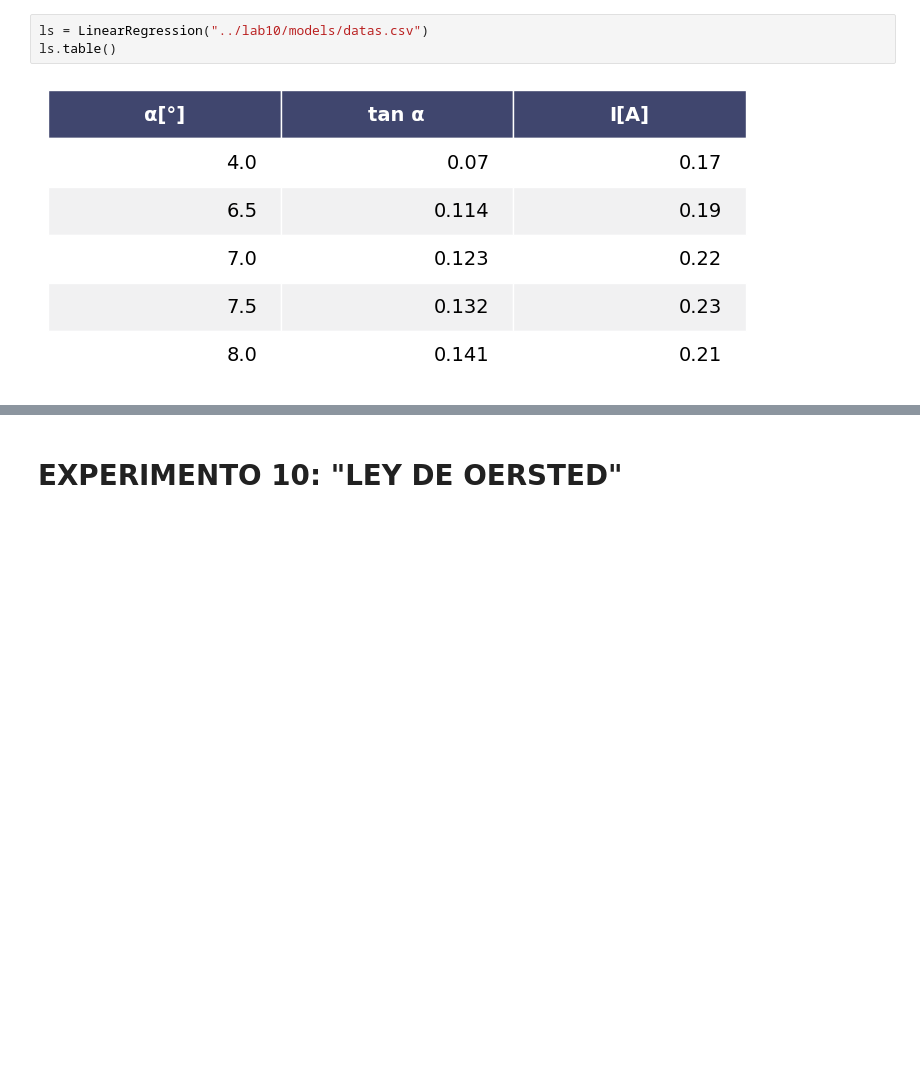
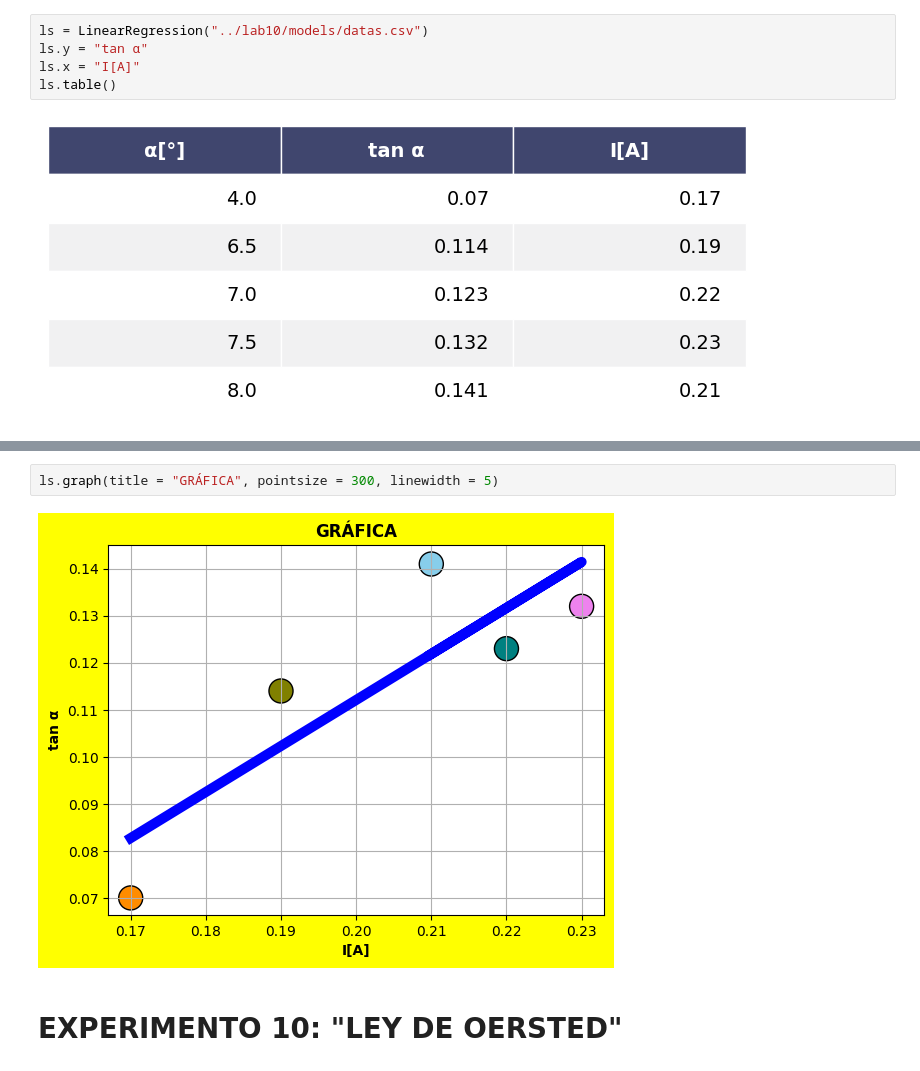
Before and after one commit to E-ALEJO-R/PhysicsLaboratory2, a Jupyter notebook: lab10/lab.ipynb, the cells around one changed output, grey strips where cells are left out. Cells and saved outputs as stored; diff of their text form; blank space fills up the shorter version.

```diff
--- a/lab10/lab.ipynb
+++ b/lab10/lab.ipynb
@@ -282,5 +310,7 @@ class LinearRegression:
 # %%
 ls = LinearRegression("../lab10/models/datas.csv")
+ls.y = "tan α"
+ls.x = "I[A]"
 ls.table()
 # %% [output]
 [figure]
@@ -315,3 +345,7 @@ ls.errb()
+# %%
+ls.graph(title = "GRÁFICA", pointsize = 300, linewidth = 5)
+# %% [output]
+[figure, added]
 # %% [markdown]
 # EXPERIMENTO 10: "LEY DE OERSTED"
 # %% [markdown]
```
Also changed, not shown: parts of 19 cells of this notebook.
